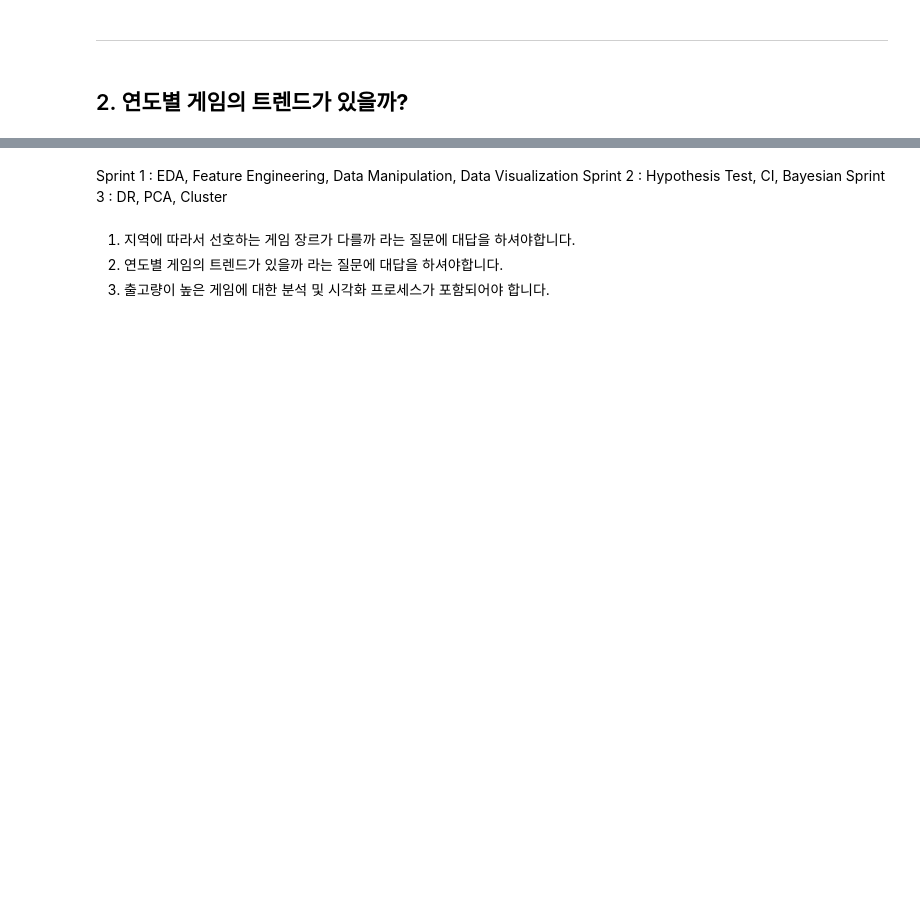
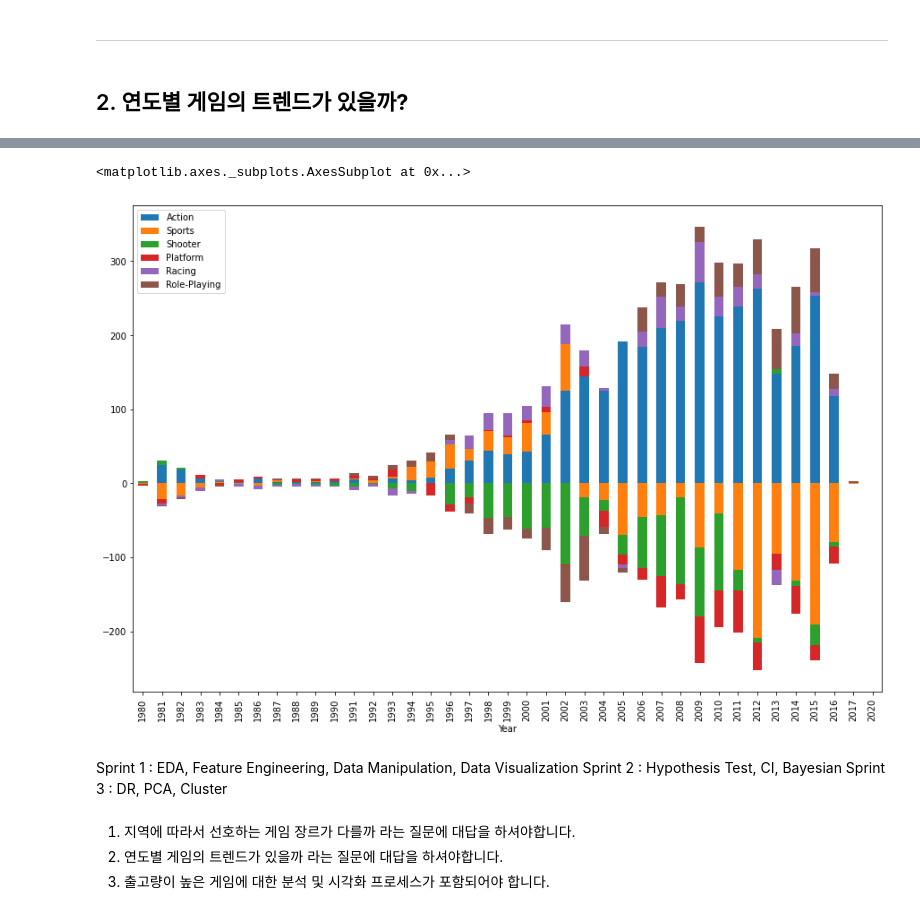
Before and after one commit to doguma/S1P_CodeStates, a Jupyter notebook: S1P.ipynb, the cells around one changed output, grey strips where cells are left out. Saved outputs shown, nothing was run; the diff lists cells and outputs as text; code cells hidden in the pictures; blank space fills up the shorter version.

```diff
--- a/S1P.ipynb
+++ b/S1P.ipynb
@@ -245,3 +323,10 @@ df
+# %%
+# 잘 안 보이기 때문에 6가지 제일 인기있었던 종목들로 추려서 정리
+df_years6 = df_years[['Action', 'Sports', 'Shooter', 'Platform', 'Racing', 'Role-Playing']]
+df_years6.diff(axis=1).fillna(df_years6).astype(df_years6.dtypes).plot.bar(stacked=True, figsize=(15,10))
+# %% [output]
+<matplotlib.axes._subplots.AxesSubplot at 0x...>
+[figure, added]
 # %% [markdown]
 Sprint 1 : EDA, Feature Engineering, Data Manipulation, Data Visualization
 Sprint 2 : Hypothesis Test, CI, Bayesian
```
Also changed, not shown: parts of 12 cells of this notebook.
